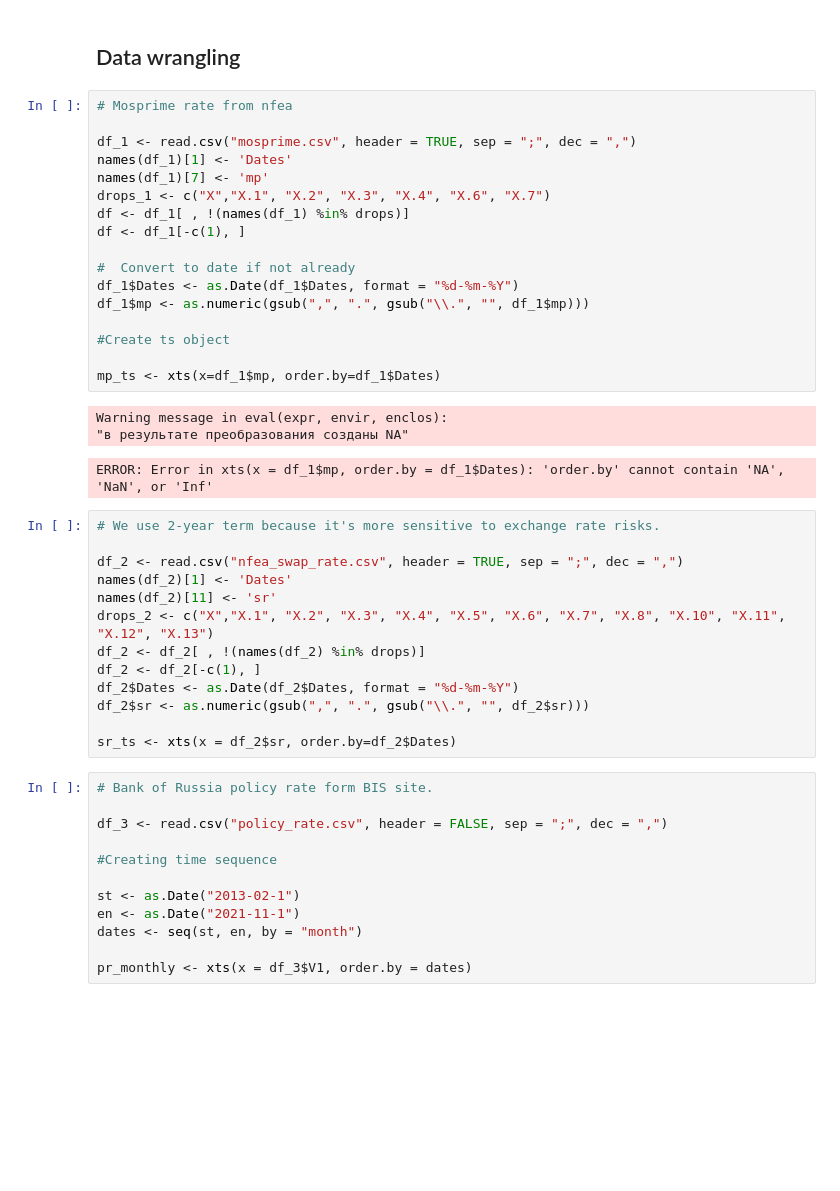
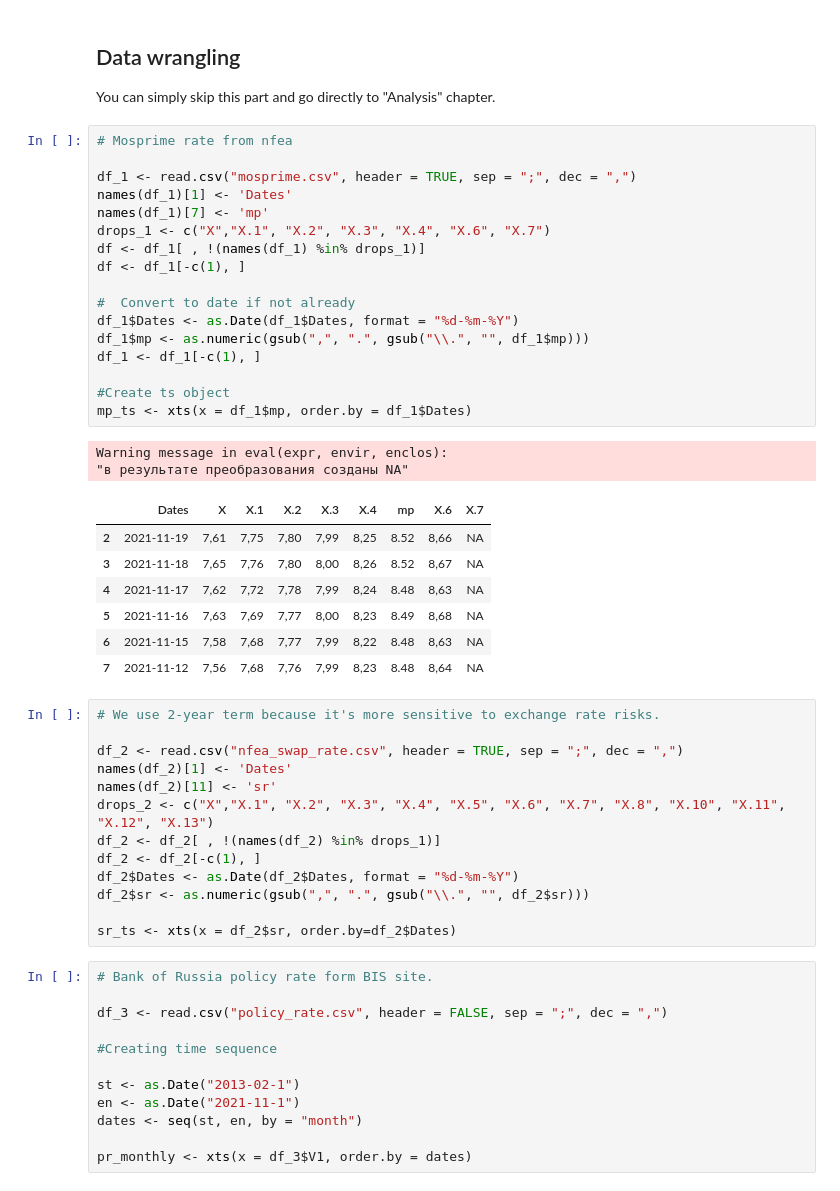
Before and after one commit to ETymch/Projects, a Jupyter notebook: mosprime_project.ipynb, the cells around one changed output. Cells and saved outputs as stored; diff of their text form; blank space fills up the shorter version.

```diff
--- a/mosprime_project.ipynb
+++ b/mosprime_project.ipynb
@@ -7,26 +25,34 @@ library(tseries)
-# %% [markdown]
-## Data wrangling
+# %% [markdown]
+## Data wrangling
+
+You can simply skip this part and go directly to "Analysis" chapter.
 # %%
 # Mosprime rate from nfea
 
 df_1 <- read.csv("mosprime.csv", header = TRUE, sep = ";", dec = ",")
 names(df_1)[1] <- 'Dates'
 names(df_1)[7] <- 'mp'
 drops_1 <- c("X","X.1", "X.2", "X.3", "X.4", "X.6", "X.7")
-df <- df_1[ , !(names(df_1) %in% drops)]
+df <- df_1[ , !(names(df_1) %in% drops_1)]
 df <- df_1[-c(1), ]
 
 #  Convert to date if not already
 df_1$Dates <- as.Date(df_1$Dates, format = "%d-%m-%Y")
 df_1$mp <- as.numeric(gsub(",", ".", gsub("\\.", "", df_1$mp)))
+df_1 <- df_1[-c(1), ]
 
 #Create ts object
-
-mp_ts <- xts(x=df_1$mp, order.by=df_1$Dates)
+mp_ts <- xts(x = df_1$mp, order.by = df_1$Dates)
 # %% [output]
 Warning message in eval(expr, envir, enclos):
 "в результате преобразования созданы NA"
-ERROR: Error in xts(x = df_1$mp, order.by = df_1$Dates): 'order.by' cannot contain 'NA', 'NaN', or 'Inf'
+|  | Dates | X | X.1 | X.2 | X.3 | X.4 | mp | X.6 | X.7 |
+| 2 | 2021-11-19 | 7,61 | 7,75 | 7,80 | 7,99 | 8,25 | 8.52 | 8,66 | NA |
+| 3 | 2021-11-18 | 7,65 | 7,76 | 7,80 | 8,00 | 8,26 | 8.52 | 8,67 | NA |
+| 4 | 2021-11-17 | 7,62 | 7,72 | 7,78 | 7,99 | 8,24 | 8.48 | 8,63 | NA |
+| 5 | 2021-11-16 | 7,63 | 7,69 | 7,77 | 8,00 | 8,23 | 8.49 | 8,68 | NA |
+| 6 | 2021-11-15 | 7,58 | 7,68 | 7,77 | 7,99 | 8,22 | 8.48 | 8,63 | NA |
+| 7 | 2021-11-12 | 7,56 | 7,68 | 7,76 | 7,99 | 8,23 | 8.48 | 8,64 | NA |
 # %%
 # We use 2-year term because it's more sensitive to exchange rate risks.
 
@@ -34,7 +60,7 @@ df_2 <- read.csv("nfea_swap_rate.csv", header = TRUE, sep = ";", dec = ",")
 names(df_2)[1] <- 'Dates'
 names(df_2)[11] <- 'sr'
 drops_2 <- c("X","X.1", "X.2", "X.3", "X.4", "X.5", "X.6", "X.7", "X.8", "X.10", "X.11", "X.12", "X.13")
-df_2 <- df_2[ , !(names(df_2) %in% drops)]
+df_2 <- df_2[ , !(names(df_2) %in% drops_1)]
 df_2 <- df_2[-c(1), ]
 df_2$Dates <- as.Date(df_2$Dates, format = "%d-%m-%Y")
 df_2$sr <- as.numeric(gsub(",", ".", gsub("\\.", "", df_2$sr)))
```
Also changed, not shown: parts of 37 cells of this notebook.
